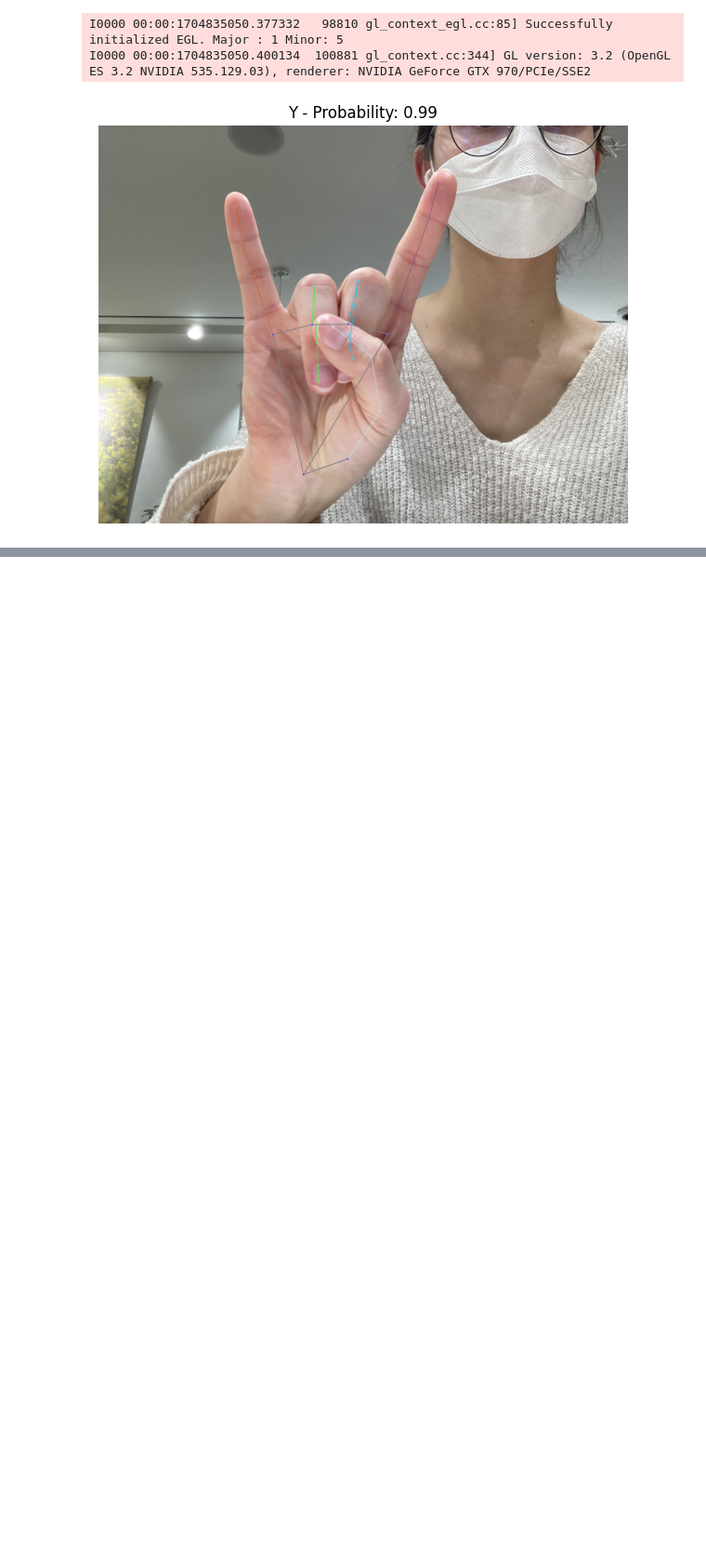
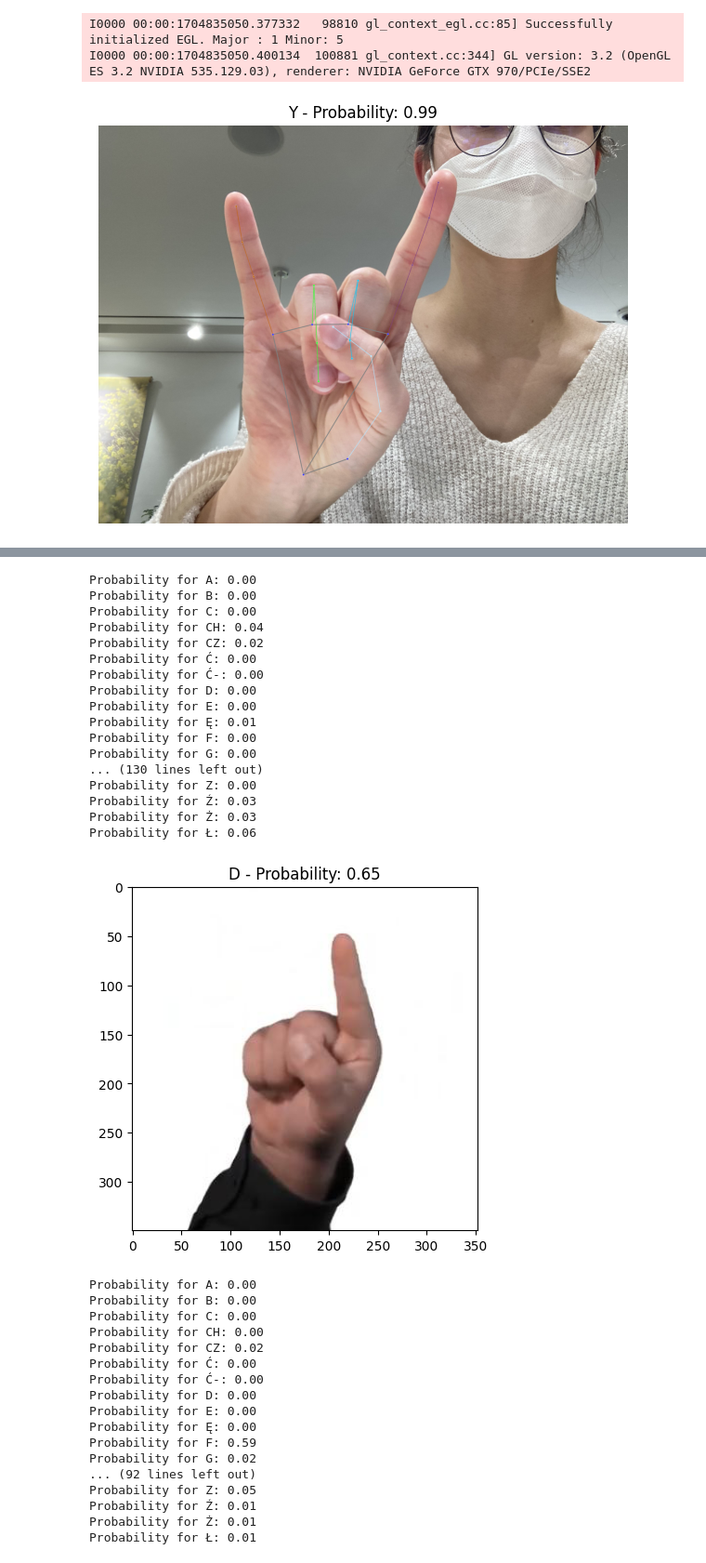
Before and after one commit to JoannaCi/Polish-Sign-Language-Recognition, a Jupyter notebook: Alphabet_Training.ipynb, the cells around one changed output, grey strips where cells are left out. Shown: that part at 93% size. Drawn from its saved outputs; the diff is of its cells as text; code cells hidden in the pictures; blank space fills up the shorter version.

Commit message:
Fixed labels with showing 2 random image classes

```diff
--- a/Alphabet_Training.ipynb
+++ b/Alphabet_Training.ipynb
@@ -52,6 +75,7 @@ def preprocess_data(labels_folder):
                         row.extend([landmark['x'], landmark['y'], landmark['z']])
 
                     data_rows.append(row)
+                    modified_label = replace_polish_characters(data['label'])
                     labels.append(data['label'])
 
                 else:
@@ -249,0 +289,73 @@ I0000 00:00:1704835000.392215  100797 gl_context.cc:344] GL version: 3.2 (OpenGL
+# %%
+# Modify the function to accept selected_classes argument and count argument
+def detect_landmarks_for_all_images(images_path, selected_classes=None, count_per_class=1):
+    class_image_count = {}
+
+    for filename in os.listdir(images_path):
+        if filename.endswith('.jpg'):
+            image_path = os.path.join(images_path, filename)
+            label = detect_landmarks_final(image_path, selected_classes)
+
+            if label:
+                # Count the number of images displayed for each class
+                class_image_count[label] = class_image_count.get(label, 0) + 1
+
+                # Stop displaying images for a class after reaching the specified count
+                if class_image_count.get(label, 0) >= count_per_class:
+                    selected_classes.remove(label)
+
+                # Stop processing images once one image per class has been displayed for all selected classes
+                if not selected_classes:
+                    break
+
+# Path to the image you wish to process
+images_path = '/home/ant/projects/psl/dataset/images/'
+
+
+# Get 2 random classes from the RandomForestClassifier classes
+random_classes = random.sample(rf.classes_.tolist(), 2)
+
+# Convert random_classes to a set to use the discard method
+random_classes_set = set(random_classes)
+
+# Set the count of images to display per class
+count_per_class = 1
+
+# Calling a function to detect feature points and display one image per class for the selected classes
+detect_landmarks_for_all_images(images_path, selected_classes=random_classes, count_per_class=count_per_class)
+# %% [output]
+Probability for A: 0.00
+Probability for B: 0.00
+Probability for C: 0.00
+Probability for CH: 0.04
+Probability for CZ: 0.02
+Probability for Ć: 0.00
+Probability for Ć-: 0.00
+Probability for D: 0.00
+Probability for E: 0.00
+Probability for Ę: 0.01
+Probability for F: 0.00
+Probability for G: 0.00
+... (130 lines left out)
+Probability for Z: 0.00
+Probability for Ź: 0.03
+Probability for Ż: 0.03
+Probability for Ł: 0.06
+[figure, added]
+Probability for A: 0.00
+Probability for B: 0.00
+Probability for C: 0.00
+Probability for CH: 0.00
+Probability for CZ: 0.02
+Probability for Ć: 0.00
+Probability for Ć-: 0.00
+Probability for D: 0.00
+Probability for E: 0.00
+Probability for Ę: 0.00
+Probability for F: 0.59
+Probability for G: 0.02
+... (92 lines left out)
+Probability for Z: 0.05
+Probability for Ź: 0.01
+Probability for Ż: 0.01
+Probability for Ł: 0.01
```
Also changed, not shown: parts of 6 cells of this notebook, 2 other files.
